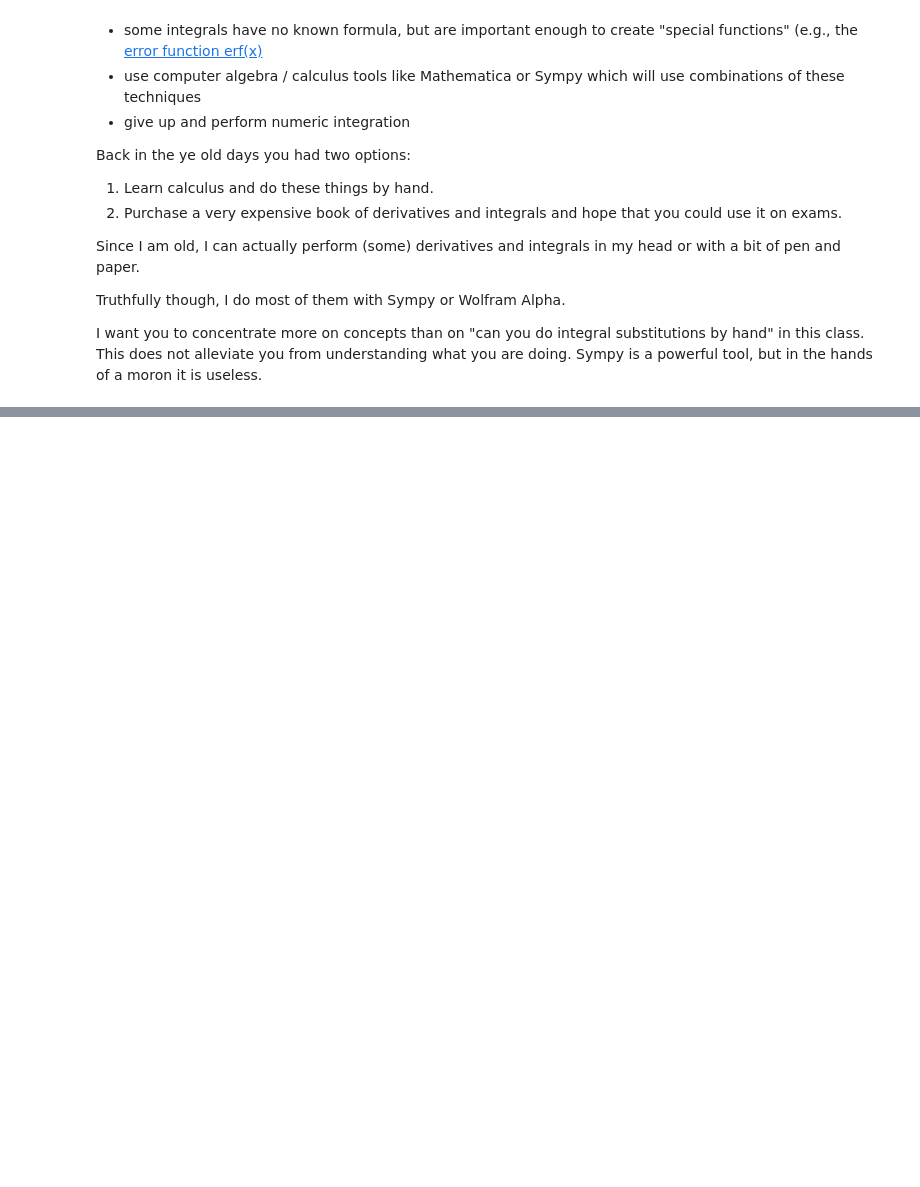
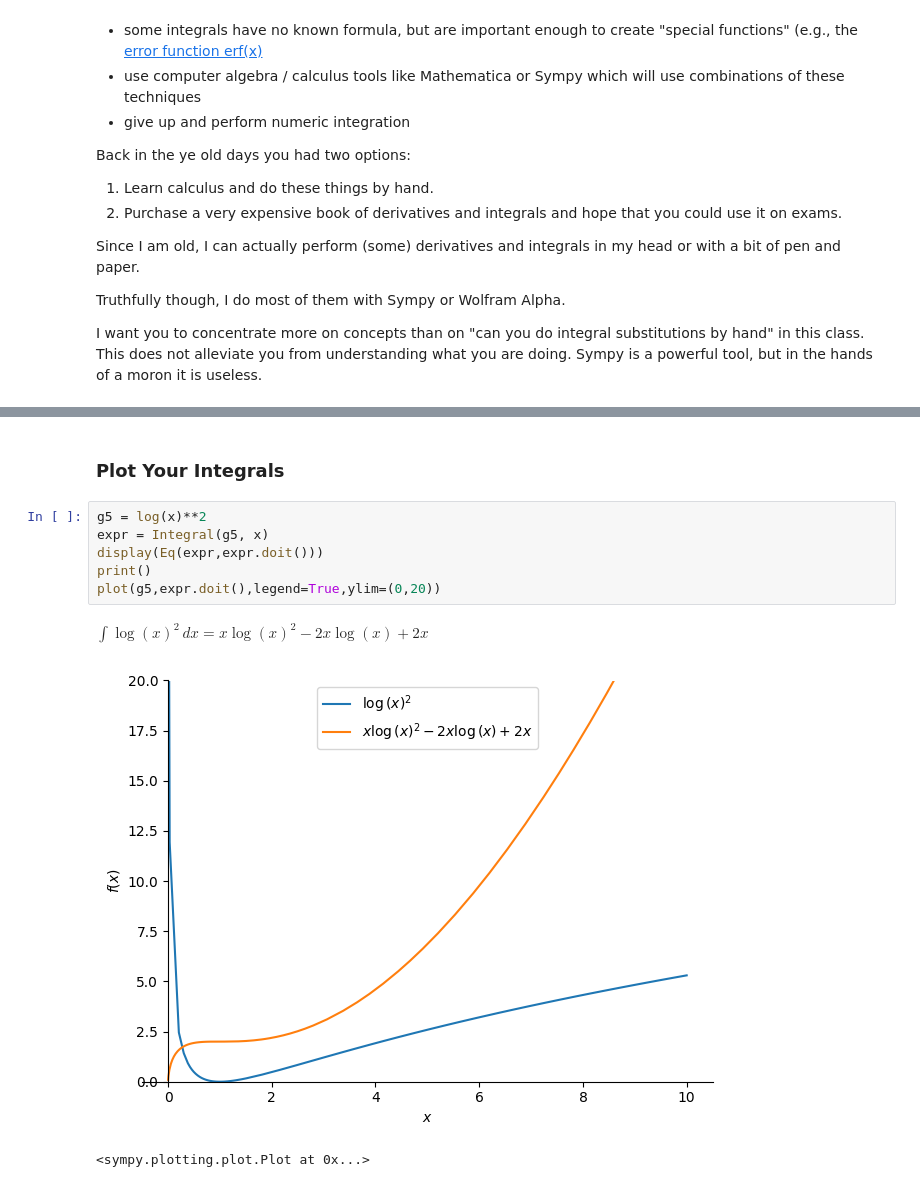
Before and after one commit to heath-barnett/chem3020, a Jupyter notebook: integrals_derivatives.ipynb, the cells around one changed output, grey strips where cells are left out. Cells and saved outputs as stored; diff of their text form; blank space fills up the shorter version.

```diff
--- a/integrals_derivatives.ipynb
+++ b/integrals_derivatives.ipynb
@@ -293,0 +335,12 @@ I want you to concentrate more on concepts than on "can you do integral substitu
+# %% [markdown]
+### Plot Your Integrals
+# %%
+g5 = log(x)**2
+expr = Integral(g5, x)
+display(Eq(expr,expr.doit()))
+print()
+plot(g5,expr.doit(),legend=True,ylim=(0,20))
+# %% [output]
+$\displaystyle \int \log{\left(x \right)}^{2}\, dx = x \log{\left(x \right)}^{2} - 2 x \log{\left(x \right)} + 2 x$
+[figure, added]
+<sympy.plotting.plot.Plot at 0x...>
```
Also changed, not shown: parts of 8 cells of this notebook.
